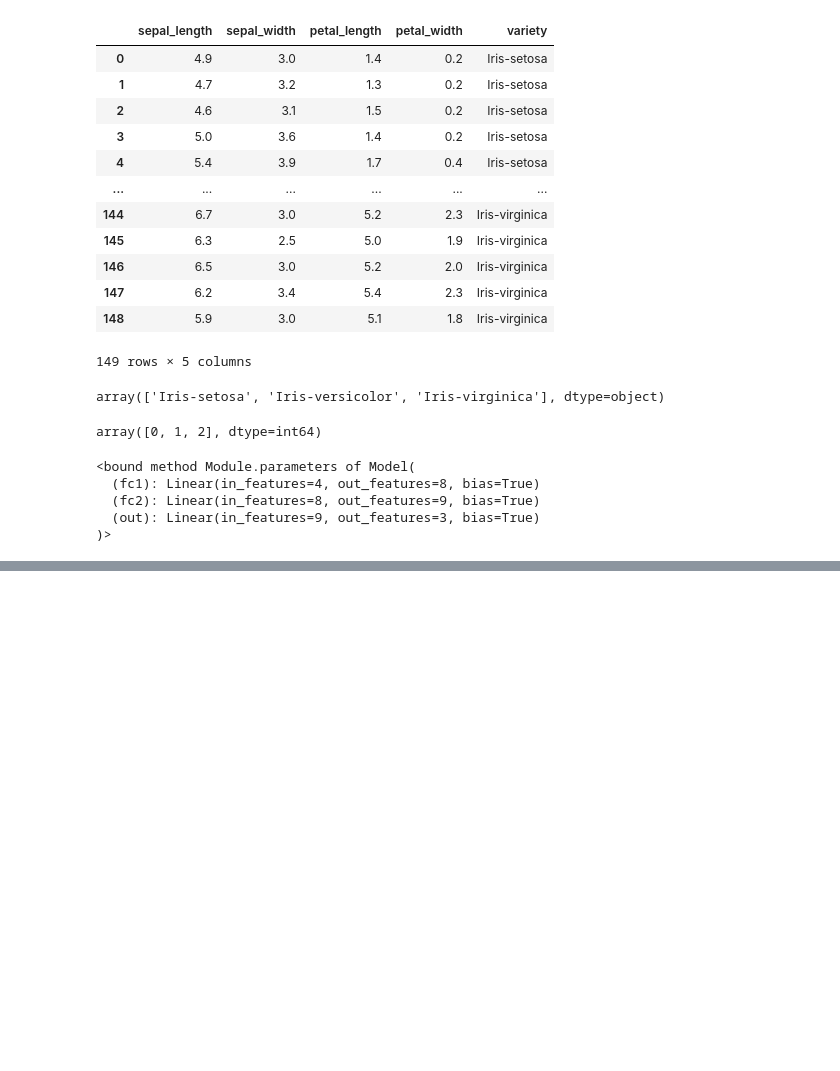
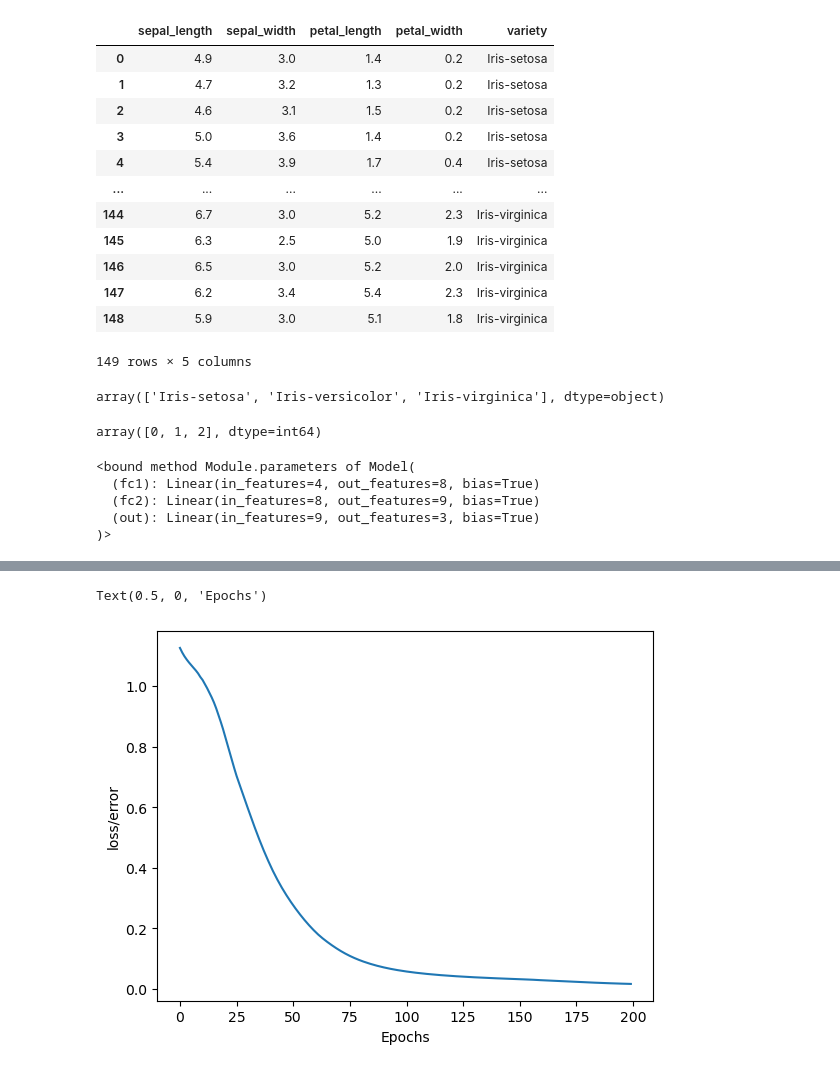
Before and after one commit to YERAN0105/Torch-Tut-Codemy.com, a Jupyter notebook: Part-1-SimpleNN.ipynb, the cells around one changed output, grey strips where cells are left out. Saved outputs shown, nothing was run; the diff lists cells and outputs as text; code cells hidden in the pictures; blank space fills up the shorter version.

Commit message:
visualized loss to ensure that the model is learning from it's data

```diff
--- a/Part-1-SimpleNN.ipynb
+++ b/Part-1-SimpleNN.ipynb
@@ -102,7 +102,7 @@ model.parameters
 # %%
 # train our model
 #Epochs? (one run thru all the training data in our network)
-epochs = 100
+epochs = 200
 losses = []
 for i in range(epochs):
     # Go forward to get a prediction
@@ -137,2 +147,8 @@ Epochs: 90 and loss: 0.018746912479400635
 # %%
-# get the
+# Graph it out!
+plt.plot(range(epochs), losses)
+plt.ylabel("loss/error")
+plt.xlabel("Epochs")
+# %% [output]
+Text(0.5, 0, 'Epochs')
+[figure, added]
```
Also changed, not shown: parts of 1 cell of this notebook.
